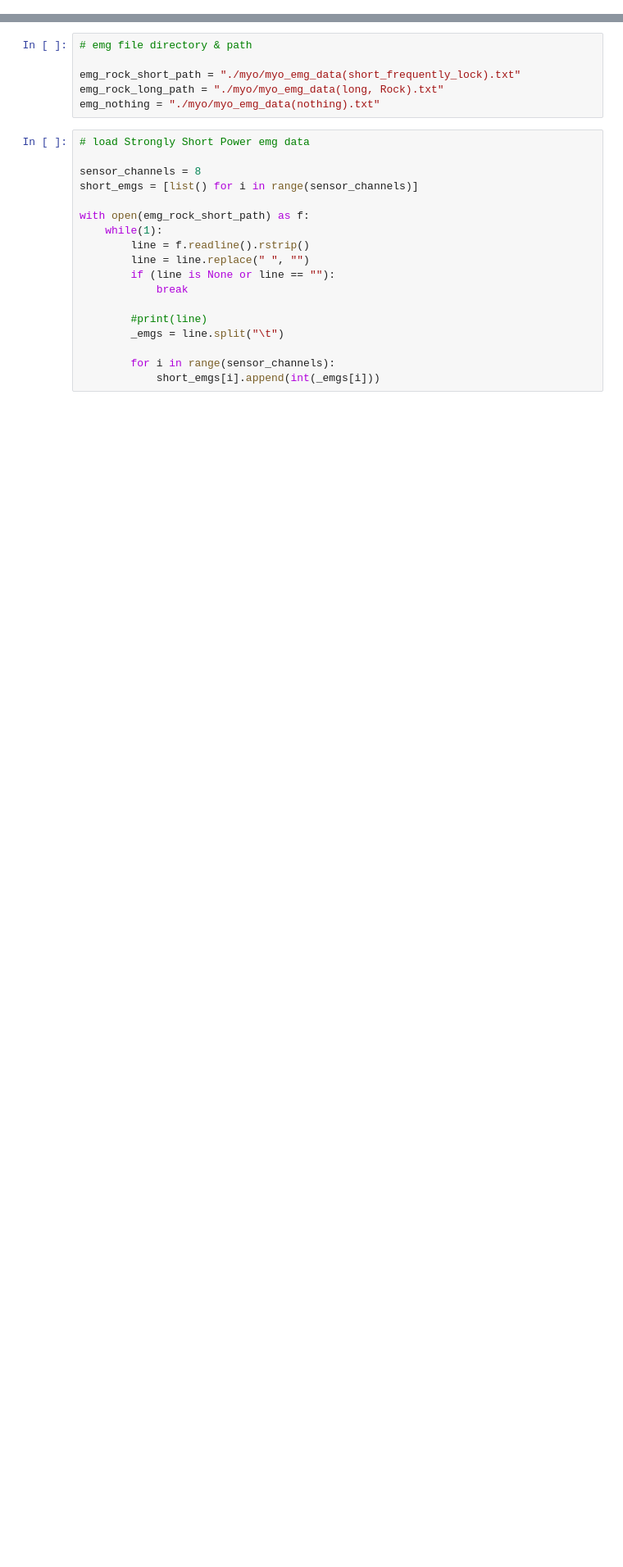
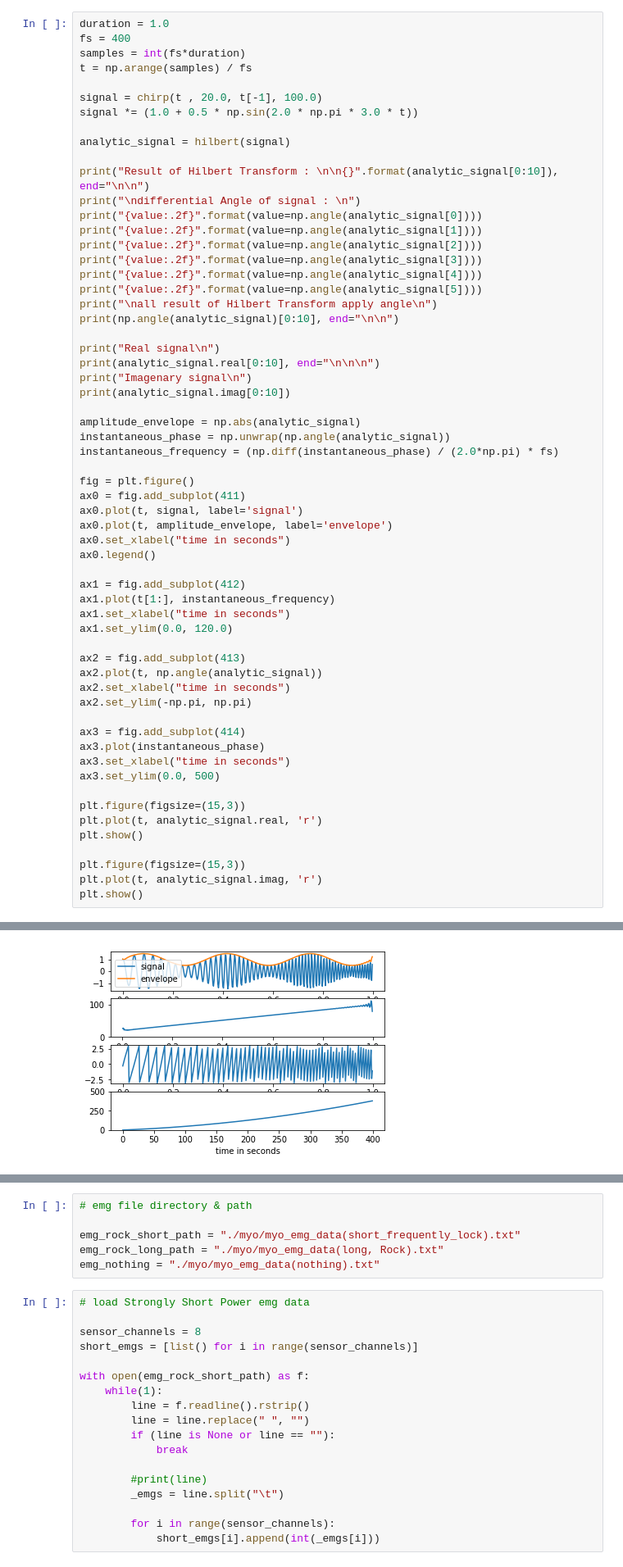
Before and after one commit to ssaru/TIL, a Jupyter notebook: Artificial_Intelligence/Signal_processing/phase_unwrapped_algorithms.ipynb, the cells around one changed output, grey strips where cells are left out. Shown: that part at 82% size. Drawn from its saved outputs; the diff is of its cells as text; blank space fills up the shorter version.

Commit message:
finished unwrapped phase

```diff
--- a/Artificial_Intelligence/Signal_processing/phase_unwrapped_algorithms.ipynb
+++ b/Artificial_Intelligence/Signal_processing/phase_unwrapped_algorithms.ipynb
@@ -614,0 +21,61 @@ plt.show()
+# %%
+duration = 1.0
+fs = 400
+samples = int(fs*duration)
+t = np.arange(samples) / fs
+
+signal = chirp(t , 20.0, t[-1], 100.0)
+signal *= (1.0 + 0.5 * np.sin(2.0 * np.pi * 3.0 * t))
+
+analytic_signal = hilbert(signal)
+
+print("Result of Hilbert Transform : \n\n{}".format(analytic_signal[0:10]), end="\n\n")
+print("\ndifferential Angle of signal : \n")
+print("{value:.2f}".format(value=np.angle(analytic_signal[0])))
+print("{value:.2f}".format(value=np.angle(analytic_signal[1])))
+print("{value:.2f}".format(value=np.angle(analytic_signal[2])))
+print("{value:.2f}".format(value=np.angle(analytic_signal[3])))
+print("{value:.2f}".format(value=np.angle(analytic_signal[4])))
+print("{value:.2f}".format(value=np.angle(analytic_signal[5])))
+print("\nall result of Hilbert Transform apply angle\n")
+print(np.angle(analytic_signal)[0:10], end="\n\n")
+
+print("Real signal\n")
+print(analytic_signal.real[0:10], end="\n\n\n")
+print("Imagenary signal\n")
+print(analytic_signal.imag[0:10])
+
+amplitude_envelope = np.abs(analytic_signal)
+instantaneous_phase = np.unwrap(np.angle(analytic_signal))
+instantaneous_frequency = (np.diff(instantaneous_phase) / (2.0*np.pi) * fs)
+
+fig = plt.figure()
+ax0 = fig.add_subplot(411)
+ax0.plot(t, signal, label='signal')
+ax0.plot(t, amplitude_envelope, label='envelope')
+ax0.set_xlabel("time in seconds")
+ax0.legend()
+
+ax1 = fig.add_subplot(412)
+ax1.plot(t[1:], instantaneous_frequency)
+ax1.set_xlabel("time in seconds")
+ax1.set_ylim(0.0, 120.0)
+
+ax2 = fig.add_subplot(413)
+ax2.plot(t, np.angle(analytic_signal))
+ax2.set_xlabel("time in seconds")
+ax2.set_ylim(-np.pi, np.pi)
+
+ax3 = fig.add_subplot(414)
+ax3.plot(instantaneous_phase)
+ax3.set_xlabel("time in seconds")
+ax3.set_ylim(0.0, 500)
+
+plt.figure(figsize=(15,3))
+plt.plot(t, analytic_signal.real, 'r')
+plt.show()
+
+plt.figure(figsize=(15,3))
+plt.plot(t, analytic_signal.imag, 'r')
+plt.show()
+# %% [output]
@@ -614,0 +99 @@ plt.show()
+[figure, added]
```
Also changed, not shown: parts of 22 cells of this notebook.
